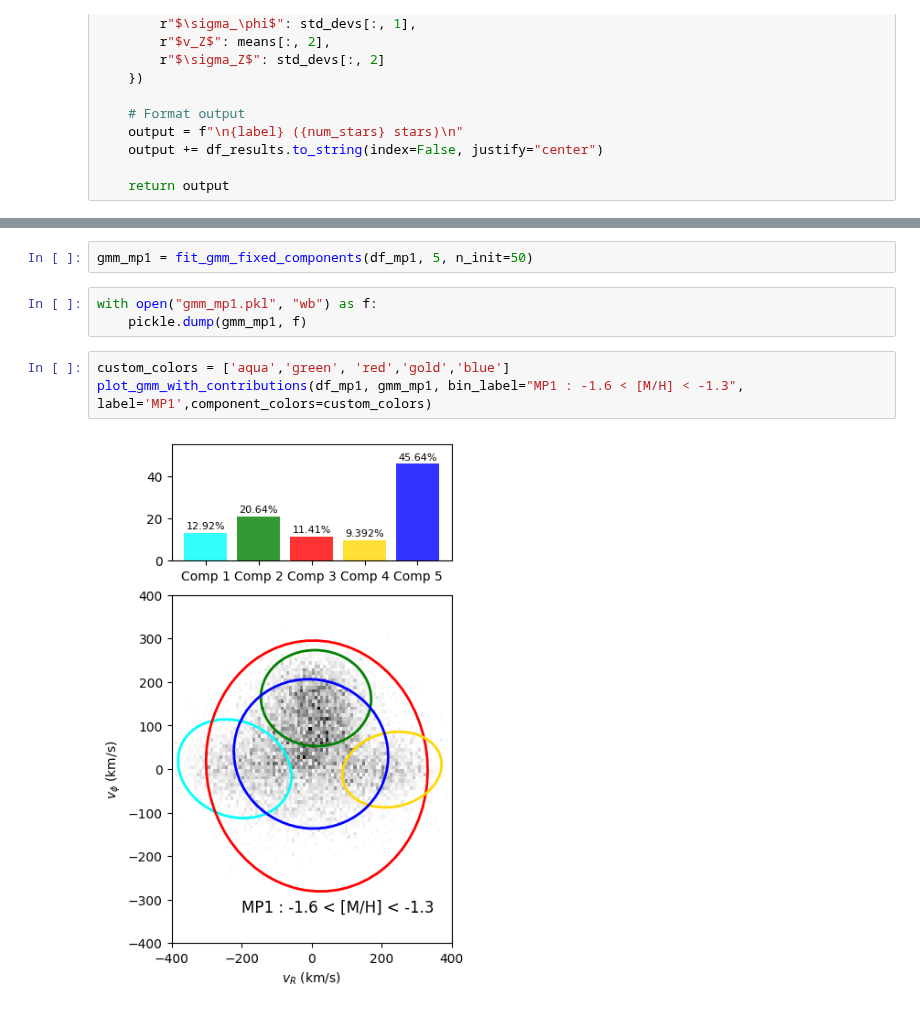
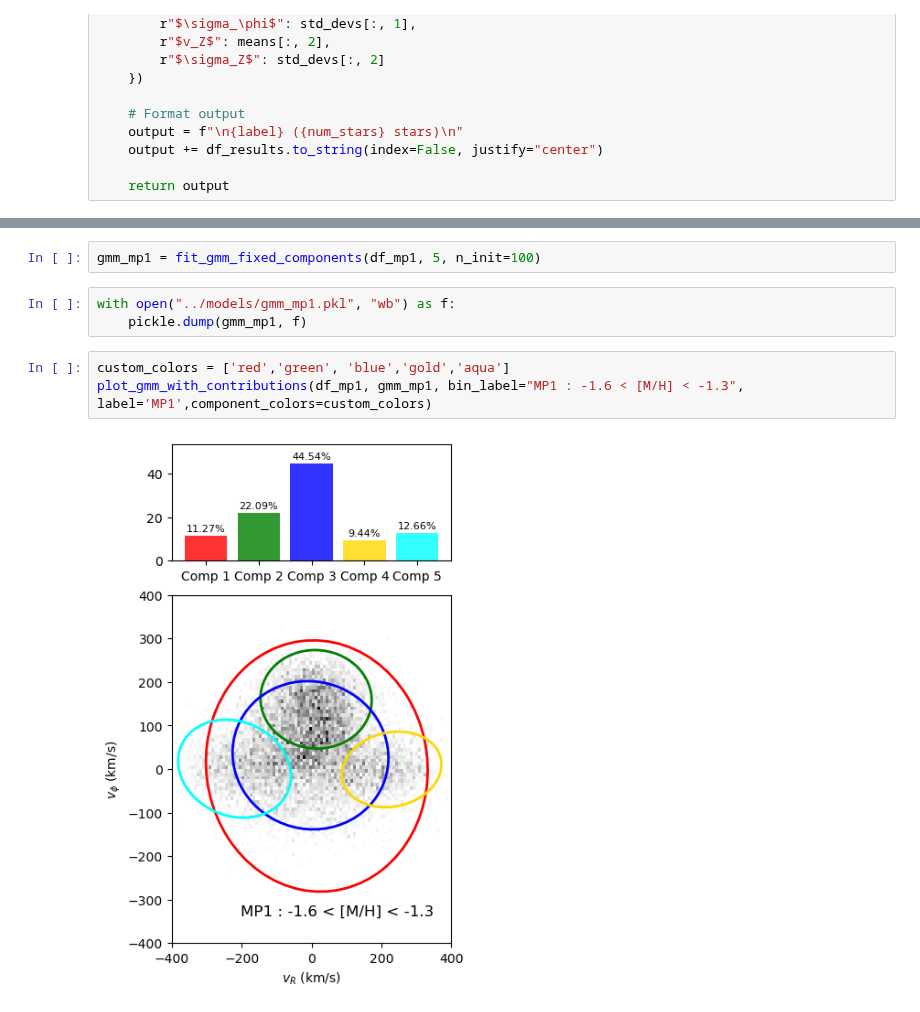
Before and after one commit to raunaq-rai/Disentangling-the-Milky-Way-using-GMM, a Jupyter notebook: notebooks/Figure_5.ipynb, the cells around one changed output, grey strips where cells are left out. Cells and saved outputs as stored; diff of their text form.

```diff
--- a/notebooks/Figure_5.ipynb
+++ b/notebooks/Figure_5.ipynb
@@ -330,13 +328,13 @@ Stationary halo     22.1       -1.41    142.85      -9.51      132.27     -0.92
 # %%
-gmm_mp1 = fit_gmm_fixed_components(df_mp1, 5, n_init=50)
+gmm_mp1 = fit_gmm_fixed_components(df_mp1, 5, n_init=100)
 # %%
-with open("gmm_mp1.pkl", "wb") as f:
+with open("../models/gmm_mp1.pkl", "wb") as f:
     pickle.dump(gmm_mp1, f)
 # %%
-custom_colors = ['aqua','green', 'red','gold','blue']
+custom_colors = ['red','green', 'blue','gold','aqua']
 plot_gmm_with_contributions(df_mp1, gmm_mp1, bin_label="MP1 : -1.6 < [M/H] < -1.3", label='MP1',component_colors=custom_colors)
 # %% [output]
-[figure, old version]
+[figure, new version]
 # %%
 component_assignments_mp1 = {
     "Stationary halo": 2,  # Assign index based on v_phi
```
Also changed, not shown: parts of 14 cells of this notebook, 8 other files.
